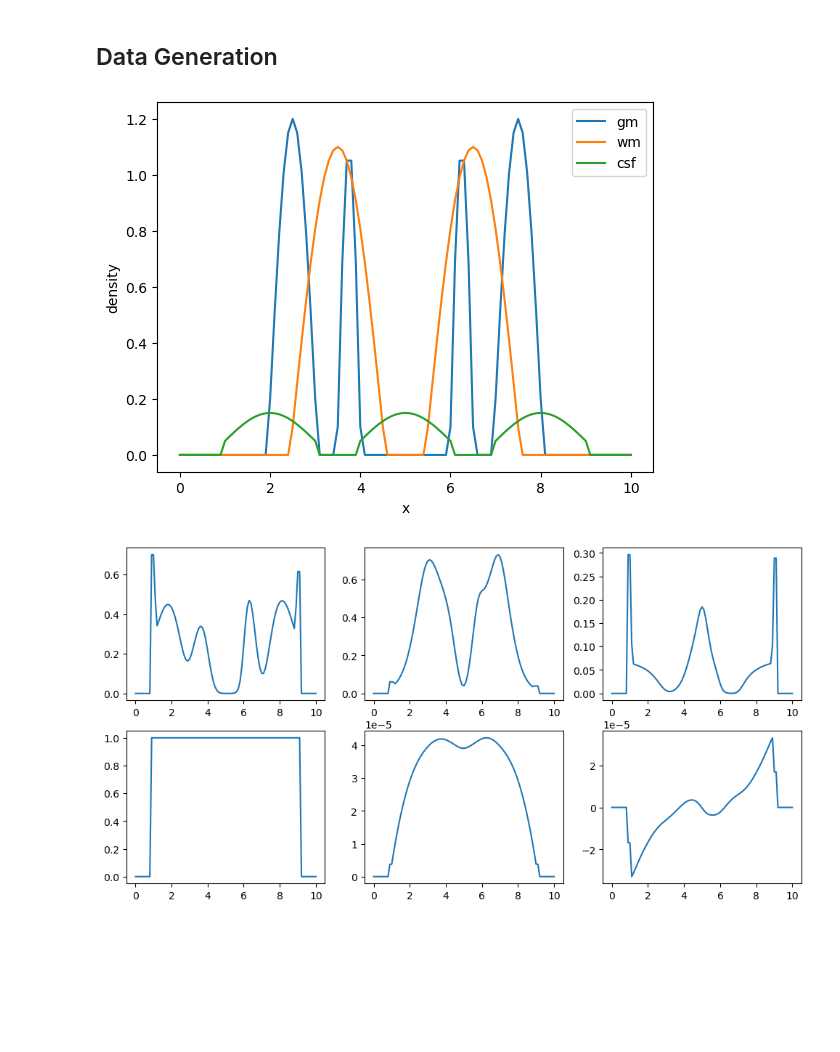
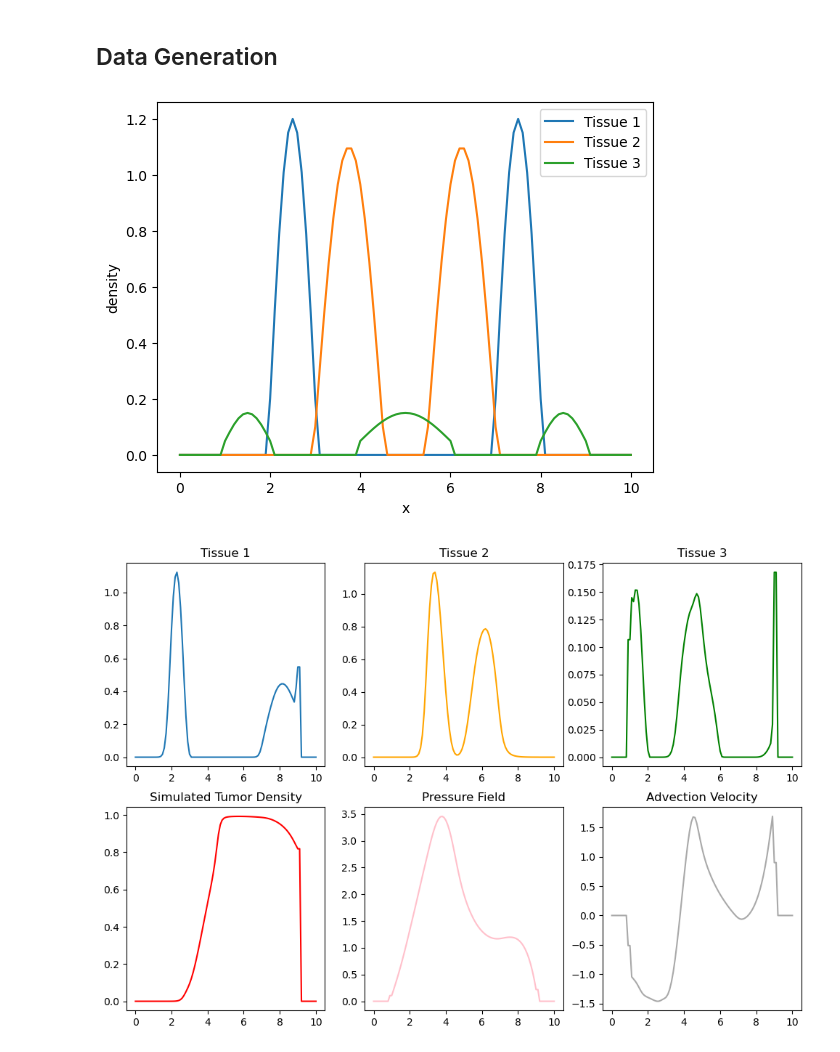
Before and after one commit to mynanshan/TumorPDE, a Jupyter notebook: examples/fd-deform-1d.ipynb, the cells around one changed output. Saved outputs shown, nothing was run; the diff lists cells and outputs as text; code cells hidden in the pictures; blank space fills up the shorter version.

```diff
--- a/examples/fd-deform-1d.ipynb
+++ b/examples/fd-deform-1d.ipynb
@@ -37,31 +37,32 @@ domain_interval = np.logical_and(x_grid >= 1., x_grid <= 9.)
 domain_mask = np.zeros_like(x_grid) + 1. * domain_interval
 fake_gm = np.zeros_like(x_grid) + \
     (0.2 + np.sin(np.pi * (x_grid - 2.))) * np.logical_and(x_grid >= 2., x_grid <= 3.) + \
-    (0.2 + np.sin(np.pi * (x_grid - 7.))) * np.logical_and(x_grid >= 7., x_grid <= 8.) + \
-    (0.1 + np.sin(2 * np.pi * (x_grid - 3.5))) * np.logical_and(x_grid >= 3.5, x_grid <= 4.) + \
-    (0.1 + np.sin(2 * np.pi * (x_grid - 6.))) * np.logical_and(x_grid >= 6., x_grid <= 6.5)
+    (0.2 + np.sin(np.pi * (x_grid - 7.))) * np.logical_and(x_grid >= 7., x_grid <= 8.)
+# + \
+#     (0.1 + np.sin(2 * np.pi * (x_grid - 3.5))) * np.logical_and(x_grid >= 3.5, x_grid <= 4.) + \
+#     (0.1 + np.sin(2 * np.pi * (x_grid - 6.))) * np.logical_and(x_grid >= 6., x_grid <= 6.5)
 fake_wm = np.zeros_like(x_grid) + \
-    (0.1 + np.sin(np.pi * (x_grid - 2.5) / 2.)) * np.logical_and(x_grid >= 2.5, x_grid <= 4.5) + \
-    (0.1 + np.sin(np.pi * (x_grid - 5.5) / 2.)) * np.logical_and(x_grid >= 5.5, x_grid <= 7.5)
+    (0.1 + np.sin(np.pi * (x_grid - 3.) / 1.5)) * np.logical_and(x_grid >= 3., x_grid <= 4.5) + \
+    (0.1 + np.sin(np.pi * (x_grid - 5.5) / 1.5)) * np.logical_and(x_grid >= 5.5, x_grid <= 7.)
 fake_csf = np.zeros_like(x_grid) + \
     (0.05 + 0.1 * np.sin(np.pi * (x_grid - 4.) / 2)) * np.logical_and(x_grid >= 4., x_grid <= 6.) + \
-    (0.05 + 0.1 * np.sin(np.pi * (x_grid - 1.) / 2)) * np.logical_and(x_grid >= 1., x_grid <= 3.) + \
-    (0.05 + 0.1 * np.sin(np.pi * (x_grid - 7.) / 2)) * np.logical_and(x_grid >= 7., x_grid <= 9.)
+    (0.05 + 0.1 * np.sin(np.pi * (x_grid - 1.))) * np.logical_and(x_grid >= 1., x_grid <= 2.) + \
+    (0.05 + 0.1 * np.sin(np.pi * (x_grid - 8.))) * np.logical_and(x_grid >= 8., x_grid <= 9.)
 
 geom = VolumeDomain(domain_mask, voxel_widths=[dx])
 t0, t1 = (0., 1.)
 # %%
 plt.figure()
-plt.plot(x_grid, fake_gm, label='gm')
-plt.plot(x_grid, fake_wm, label='wm')
-plt.plot(x_grid, fake_csf, label='csf')
+plt.plot(x_grid, fake_gm, label='Tissue 1')
+plt.plot(x_grid, fake_wm, label='Tissue 2')
+plt.plot(x_grid, fake_csf, label='Tissue 3')
 # plt.plot(x_grid, fake_gm + fake_wm + fake_csf, label='sum')
 plt.legend()
 plt.xlabel('x')
 plt.ylabel('density')
 plt.show()
 # %% [output]
-[figure, old version]
+[figure, new version]
 # %%
 matters = torch.cat([
     torch.tensor(fake_gm, device=device).unsqueeze(0),
@@ -70,8 +71,8 @@ matters = torch.cat([
 ], dim=0)
 # %%
 # randomly set up the parameters
-D = 2.
-alpha = 200.
+D = 1.
+alpha = 20.
 cx = [6.]
 M = 1.
 kappa = 1.
@@ -94,22 +95,28 @@ pde = TumorDeformFD(geom, matters,
                     init_other_params=init_density_params)
 # %%
 dt = 0.001
-state, t = pde.solve(None, dt, t1 = 0.1)
+state, t = pde.solve(None, dt, t1 = 0.001)
 # %%
 dt = 0.001
 state, t = pde.solve(state, dt, t1 = 0.1)
 # %%
-fig, ax = plt.subplots(nrows=2, ncols=3, figsize=(12, 6))
+fig, ax = plt.subplots(nrows=2, ncols=3, figsize=(12, 8))
 ax[0][0].plot(x_grid, state.brain_density[0].cpu().numpy(),
               label='grey matter')
+ax[0][0].set_title('Tissue 1')
 ax[0][1].plot(x_grid, state.brain_density[1].cpu().numpy(),
-              label='white matter')
-ax[0][2].plot(x_grid, state.brain_density[2].cpu().numpy(), label='csf')
-ax[1][0].plot(x_grid, state.tumor_density.cpu().numpy(), label='tumor density')
+              label='white matter', color="orange")
+ax[0][1].set_title('Tissue 2')
+ax[0][2].plot(x_grid, state.brain_density[2].cpu().numpy(), label='csf', color="green")
+ax[0][2].set_title('Tissue 3')
+ax[1][0].plot(x_grid, state.tumor_density.cpu().numpy(), label='tumor density', color="red")
+ax[1][0].set_title('Simulated Tumor Density')
 ax[1][1].plot(x_grid, state.pressure_field.cpu().numpy(),
-              label='tumor density')
+              label='tumor density', color="pink")
+ax[1][1].set_title('Pressure Field')
 ax[1][2].plot(x_grid, state.deform_velocity[0].cpu().numpy(),
-              label='grey matter')
+              label='grey matter', color="darkgrey")
+ax[1][2].set_title('Advection Velocity')
 plt.show()
 # %% [output]
-[figure, old version]
+[figure, new version]
```
Also changed, not shown: 1 other file.
